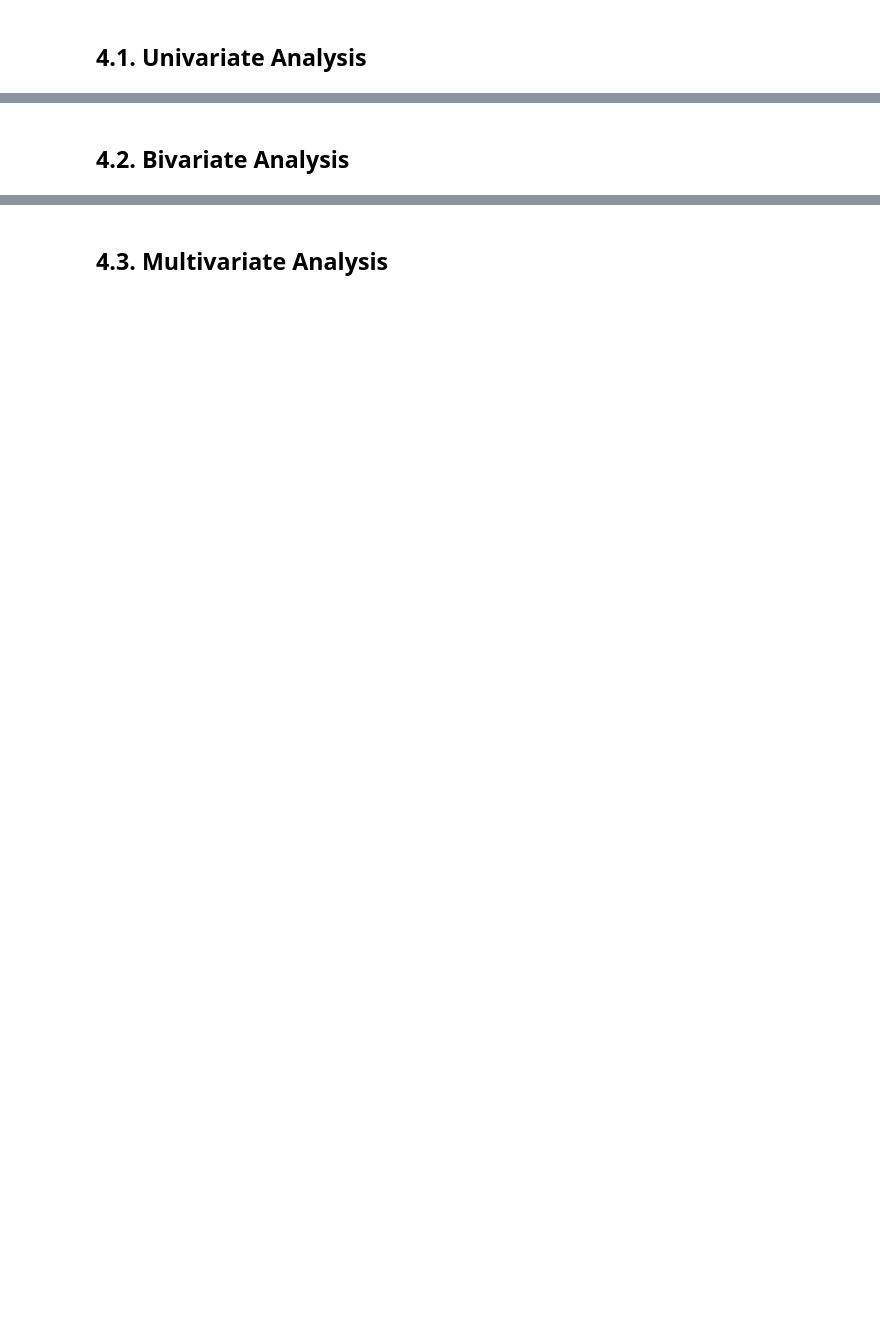
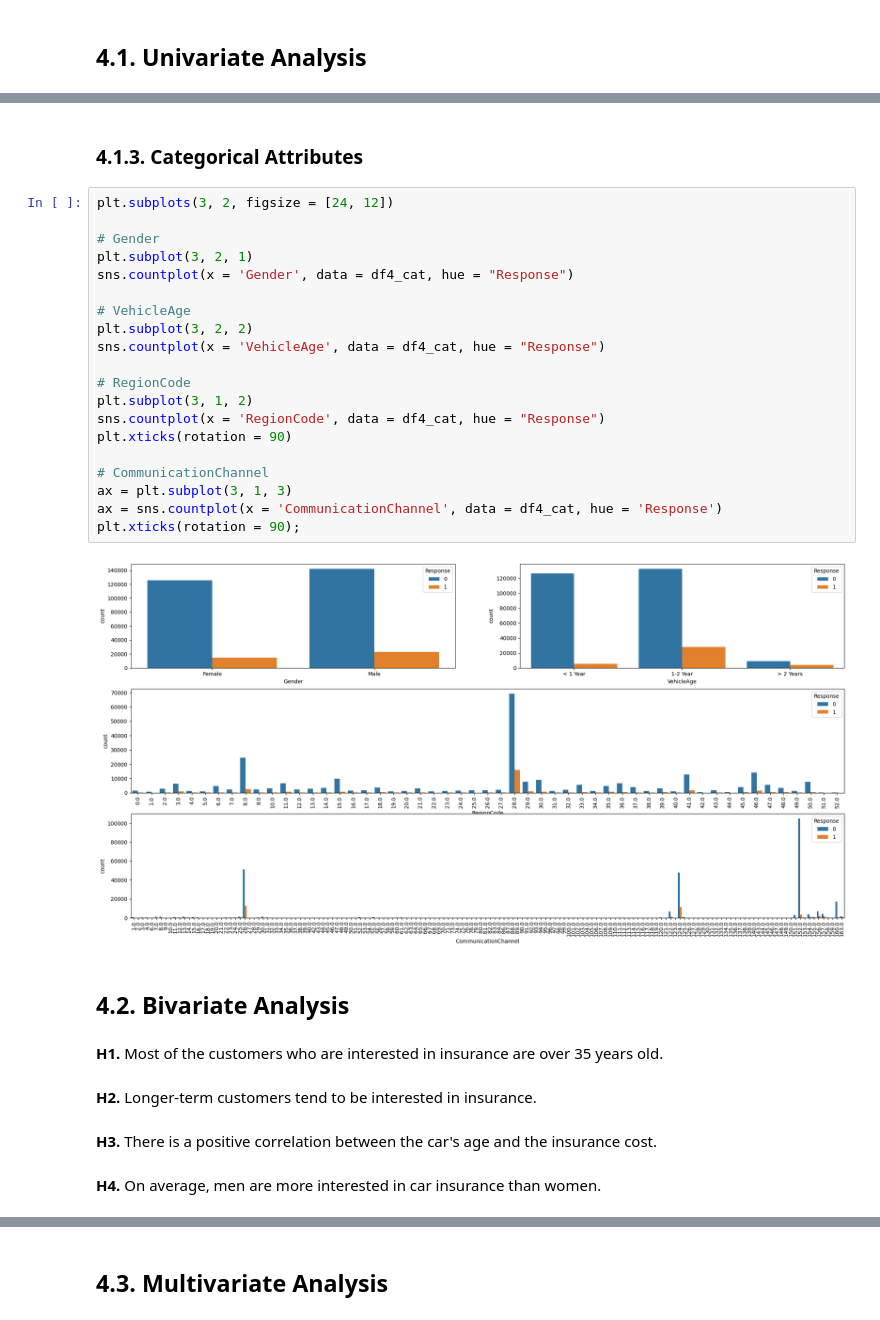
Before and after one commit to bernardoavsouza/CrossSellRanking, a Jupyter notebook: code.ipynb, the cells around one changed output, grey strips where cells are left out. Drawn from its saved outputs; the diff is of its cells as text; blank space fills up the shorter version.

```diff
--- a/code.ipynb
+++ b/code.ipynb
@@ -202,2 +286,34 @@ df4 = df3.copy()
+# %% [markdown]
+### 4.1.3. Categorical Attributes
+# %%
+plt.subplots(3, 2, figsize = [24, 12])
+
+# Gender
+plt.subplot(3, 2, 1)
+sns.countplot(x = 'Gender', data = df4_cat, hue = "Response")
+
+# VehicleAge
+plt.subplot(3, 2, 2)
+sns.countplot(x = 'VehicleAge', data = df4_cat, hue = "Response")
+
+# RegionCode
+plt.subplot(3, 1, 2)
+sns.countplot(x = 'RegionCode', data = df4_cat, hue = "Response")
+plt.xticks(rotation = 90)
+
+# CommunicationChannel
+ax = plt.subplot(3, 1, 3)
+ax = sns.countplot(x = 'CommunicationChannel', data = df4_cat, hue = 'Response')
+plt.xticks(rotation = 90);
+# %% [output]
+[figure, added]
 # %% [markdown]
 ## 4.2. Bivariate Analysis
+# %% [markdown]
+**H1.** Most of the customers who are interested in insurance are over 35 years old.
+# %% [markdown]
+**H2.** Longer-term customers tend to be interested in insurance.
+# %% [markdown]
+**H3.** There is a positive correlation between the car's age and the insurance cost.
+# %% [markdown]
+**H4.** On average, men are more interested in car insurance than women.
```
Also changed, not shown: parts of 45 cells of this notebook.
